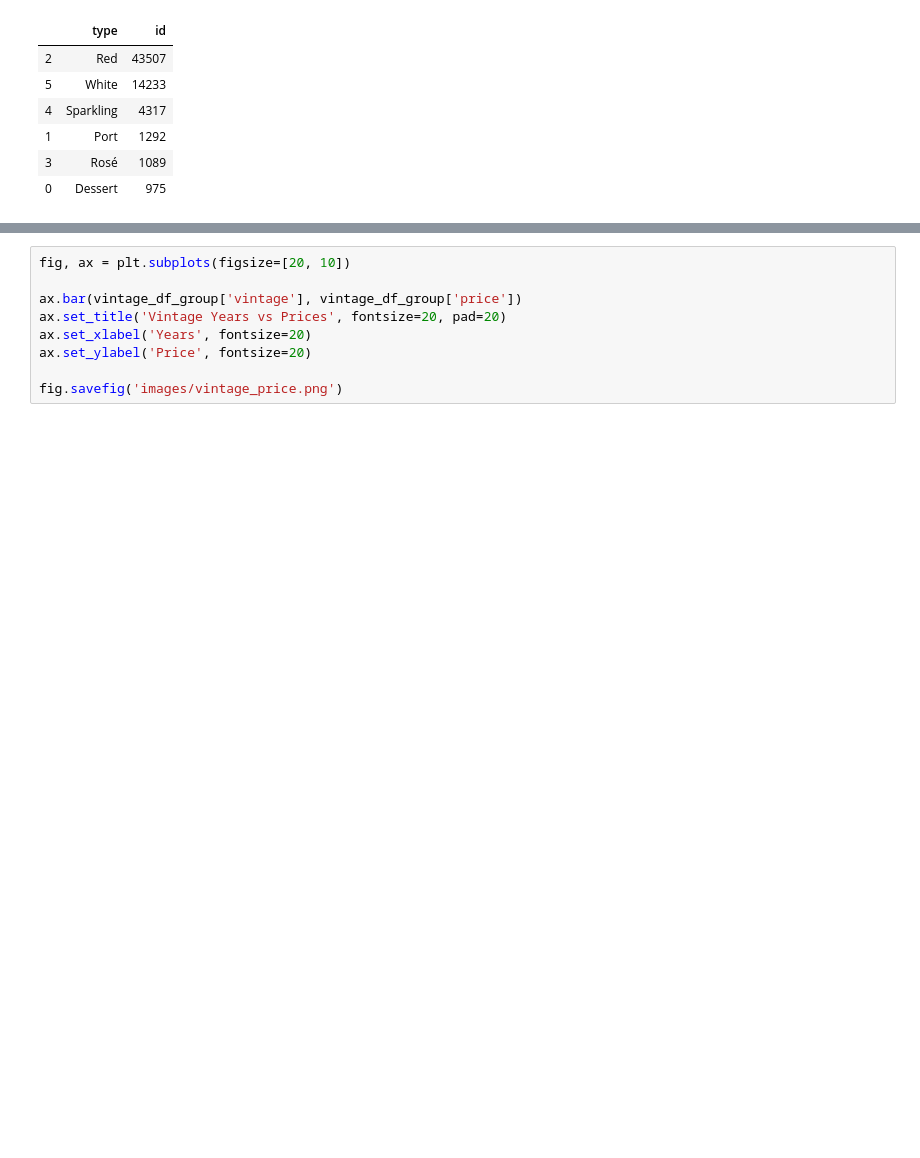
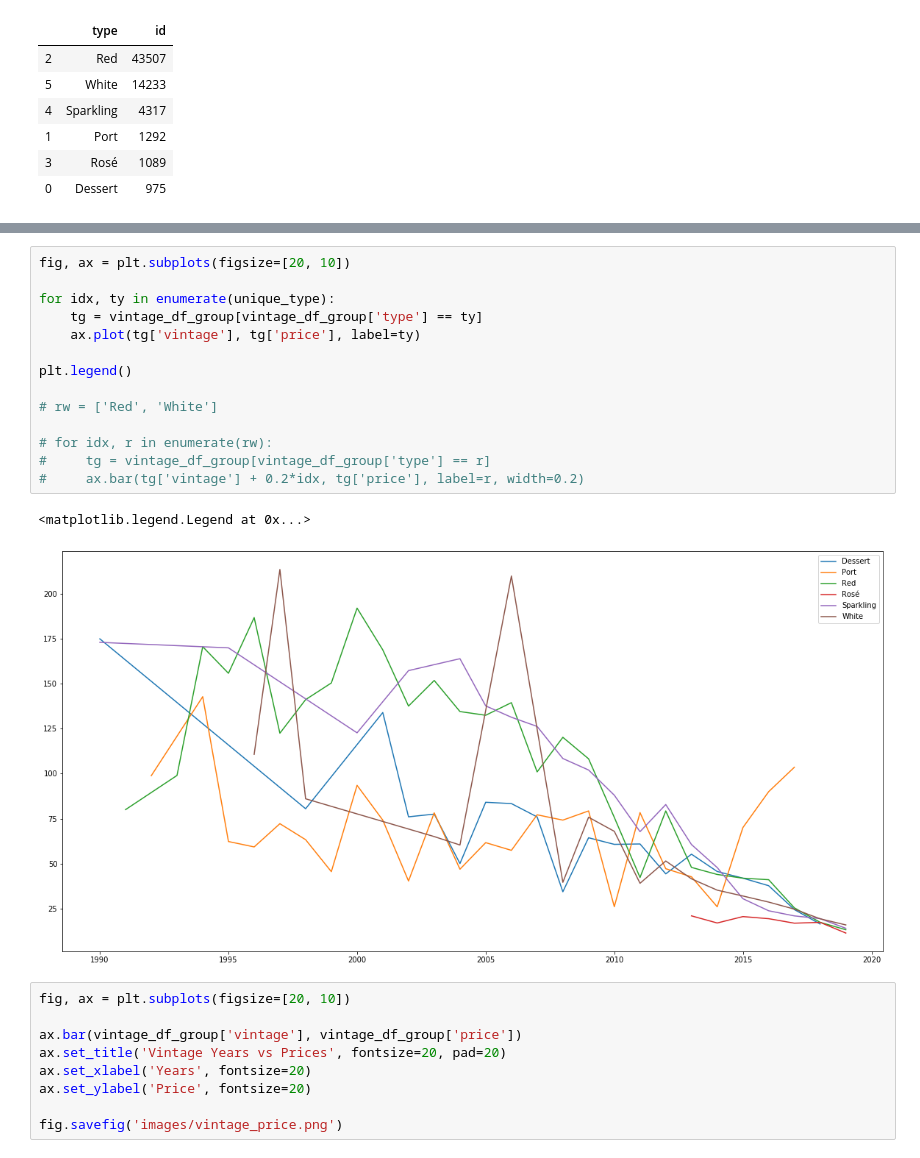
Before and after one commit to yueweng/wine-predictions, a Jupyter notebook: capstone.ipynb, the cells around one changed output, grey strips where cells are left out. Drawn from its saved outputs; the diff is of its cells as text; blank space fills up the shorter version.

```diff
--- a/capstone.ipynb
+++ b/capstone.ipynb
@@ -133,3 +188,20 @@ vintage_df_group
+# %%
+fig, ax = plt.subplots(figsize=[20, 10])
+
+for idx, ty in enumerate(unique_type):
+    tg = vintage_df_group[vintage_df_group['type'] == ty]
+    ax.plot(tg['vintage'], tg['price'], label=ty)
+
+plt.legend()
+
+# rw = ['Red', 'White']
+
+# for idx, r in enumerate(rw):
+#     tg = vintage_df_group[vintage_df_group['type'] == r]
+#     ax.bar(tg['vintage'] + 0.2*idx, tg['price'], label=r, width=0.2)
+# %% [output]
+<matplotlib.legend.Legend at 0x...>
+[figure, added]
 # %%
 fig, ax = plt.subplots(figsize=[20, 10])
 
```
Also changed, not shown: parts of 4 cells of this notebook, 5 other files.
